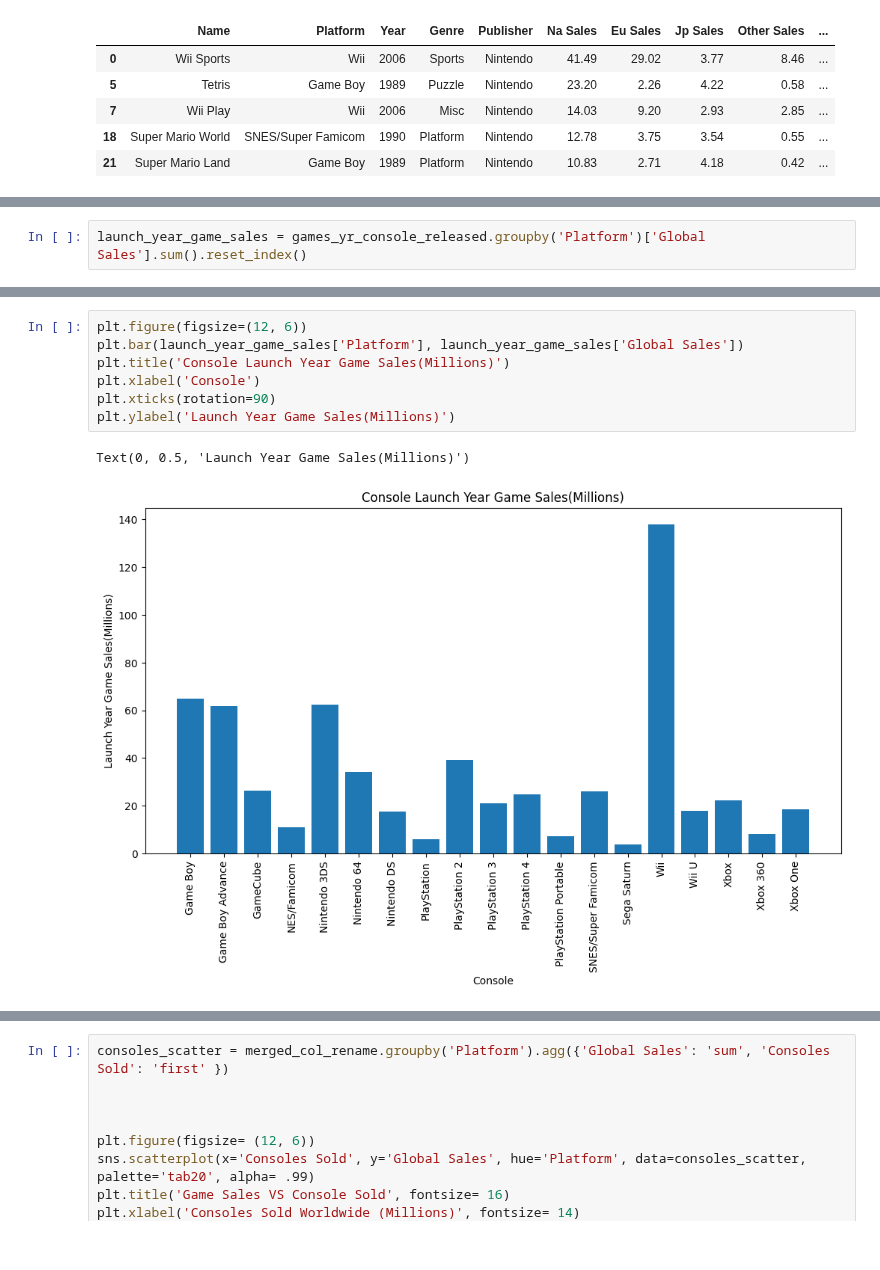
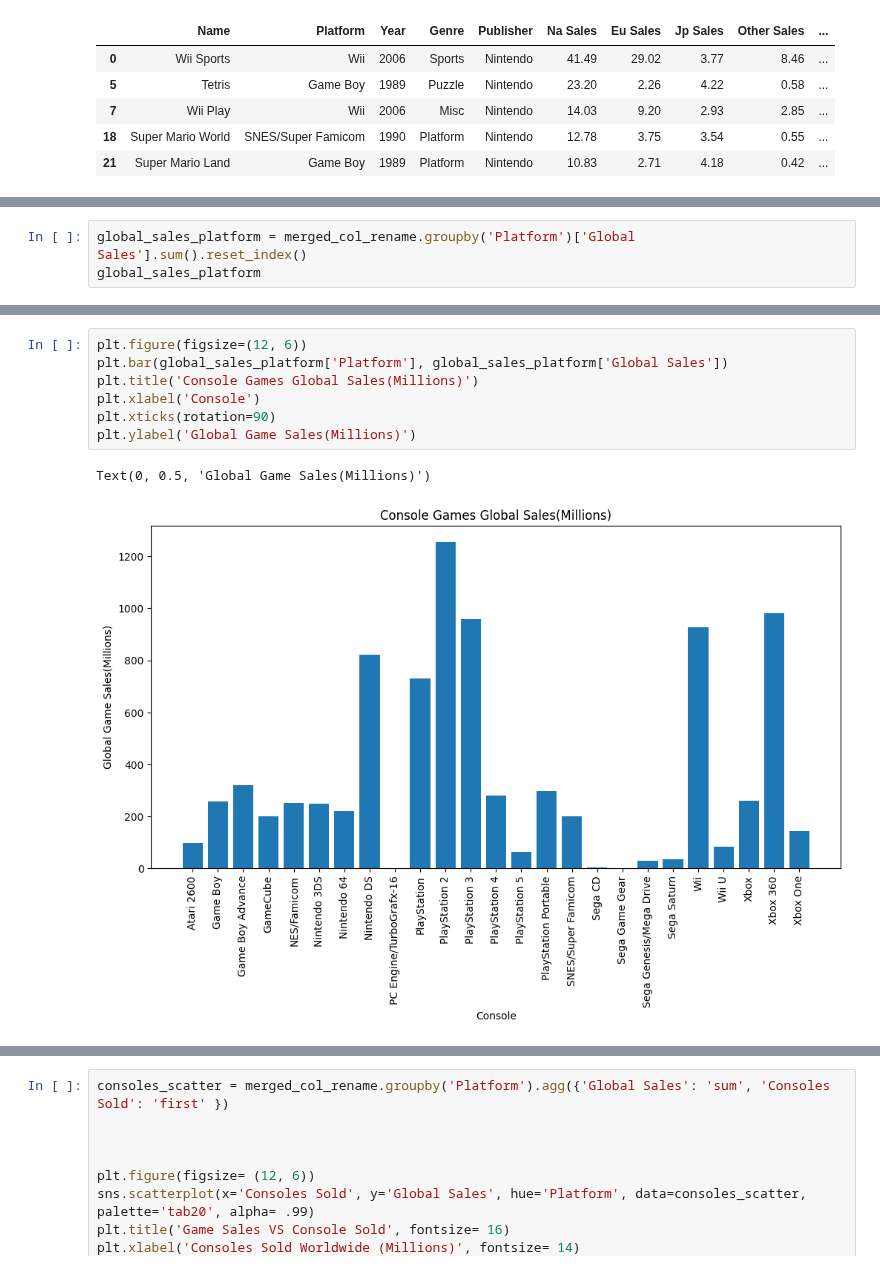
Before and after one commit to V-Pool/vg_sales, a Jupyter notebook: sales.ipynb, the cells around one changed output, grey strips where cells are left out. Cells and saved outputs as stored; diff of their text form.

```diff
--- a/sales.ipynb
+++ b/sales.ipynb
@@ -255,2 +267,3 @@ games_yr_console_released.head(5)
 # %%
-launch_year_game_sales = games_yr_console_released.groupby('Platform')['Global Sales'].sum().reset_index()
+global_sales_platform = merged_col_rename.groupby('Platform')['Global Sales'].sum().reset_index()
+global_sales_platform
@@ -257,11 +288,11 @@ launch_year_game_sales = games_yr_console_released.groupby('Platform')['Global S
 # %%
 plt.figure(figsize=(12, 6))
-plt.bar(launch_year_game_sales['Platform'], launch_year_game_sales['Global Sales'])
-plt.title('Console Launch Year Game Sales(Millions)')
+plt.bar(global_sales_platform['Platform'], global_sales_platform['Global Sales'])
+plt.title('Console Games Global Sales(Millions)')
 plt.xlabel('Console')
 plt.xticks(rotation=90)
-plt.ylabel('Launch Year Game Sales(Millions)')
+plt.ylabel('Global Game Sales(Millions)')
 # %% [output]
-Text(0, 0.5, 'Launch Year Game Sales(Millions)')
+Text(0, 0.5, 'Global Game Sales(Millions)')
-[figure, old version]
+[figure, new version]
 # %%
```
Also changed, not shown: parts of 6 cells of this notebook.
